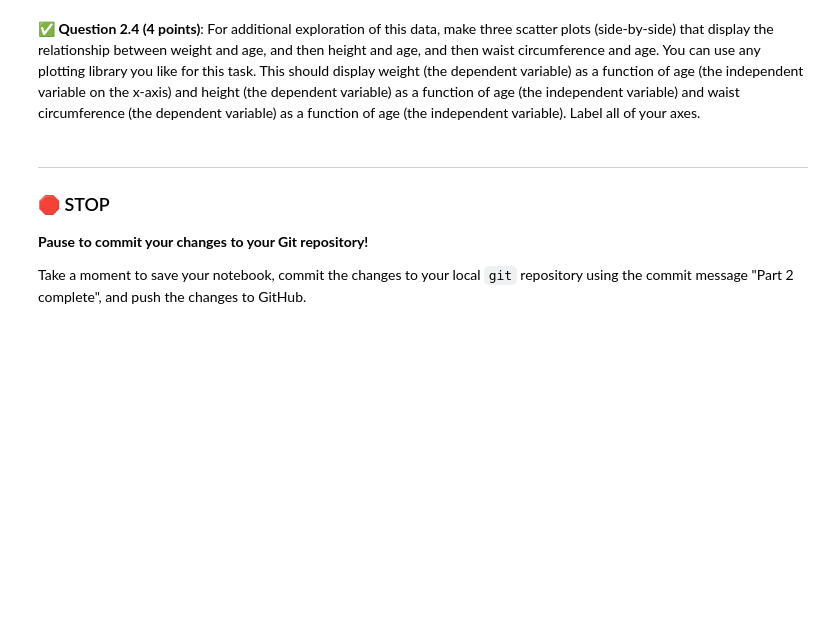
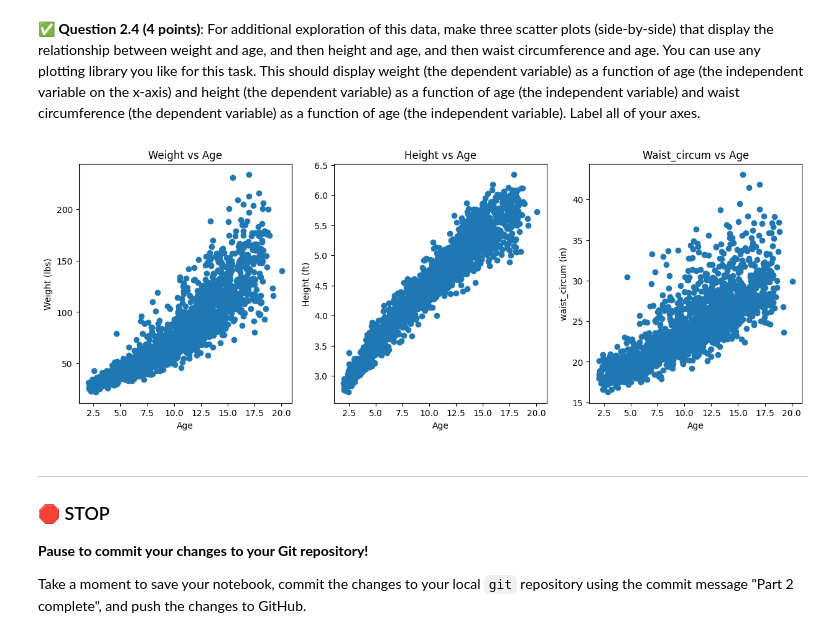
Before and after one commit to MrBay39/CMSE202-S-26-TurnIn, a Jupyter notebook: hw-04/HW-04_RegressionClassification-Steven_Goller.ipynb, the cells around one changed output. Cells and saved outputs as stored; diff of their text form; code cells hidden in the pictures; blank space fills up the shorter version.

Commit message:
display scatter plots 1.3.1 commit

```diff
--- a/hw-04/HW-04_RegressionClassification-Steven_Goller.ipynb
+++ b/hw-04/HW-04_RegressionClassification-Steven_Goller.ipynb
@@ -86,2 +95,5 @@ The dataset is available here:
 # %%
 # Put your code here
+anthro_df = pd.read_csv("anthrokids3_subset.csv")
+
+anthro_df.head()
@@ -91,0 +109,13 @@ The dataset is available here:
+# %%
+# Put your code here
+
+anthro_df["weight"] = (anthro_df["weight"] * 2.20462).round(0) #convert to kg to lbs
+anthro_df["height"] = (anthro_df["height"] * .0328084).round(2) # convert cm to ft
+anthro_df["waist_circum"] = (anthro_df["waist_circum"] * 0.393701).round(2) #convert cm to in
+anthro_df["head_circum"] = (anthro_df["head_circum"] * 0.393701).round(2) #convert cm to in
+
+
+
+
+
+print(f"Standard:\n{anthro_df.std().round(2)} \n\nMean:\n{anthro_df.mean().round(2)}")
@@ -96,3 +140,27 @@ The dataset is available here:
+# %%
+# Put your code here
+df = anthro_df
+x = df["age"]
+
+fig, ax = plt.subplots(1, 3, figsize=(15, 5))
+ax[0].scatter(x, df["weight"])
+ax[0].set_ylabel("Weight (lbs)")
+ax[0].set_xlabel("Age")
+ax[0].set_title("Weight vs Age")
+
+ax[1].scatter(x, df["height"])
+ax[1].set_ylabel("Height (ft)")
+ax[1].set_xlabel("Age")
+ax[1].set_title("Height vs Age")
+
+ax[2].scatter(x, df["waist_circum"])
+ax[2].set_ylabel("waist_circum (in)")
+ax[2].set_xlabel("Age")
+ax[2].set_title("Waist_circum vs Age")
+
+plt.show()
+# %% [output]
+[figure, added]
 # %% [markdown]
 ---
 ### &#128721; STOP
```
Also changed, not shown: parts of 11 cells of this notebook, 1 other file.
